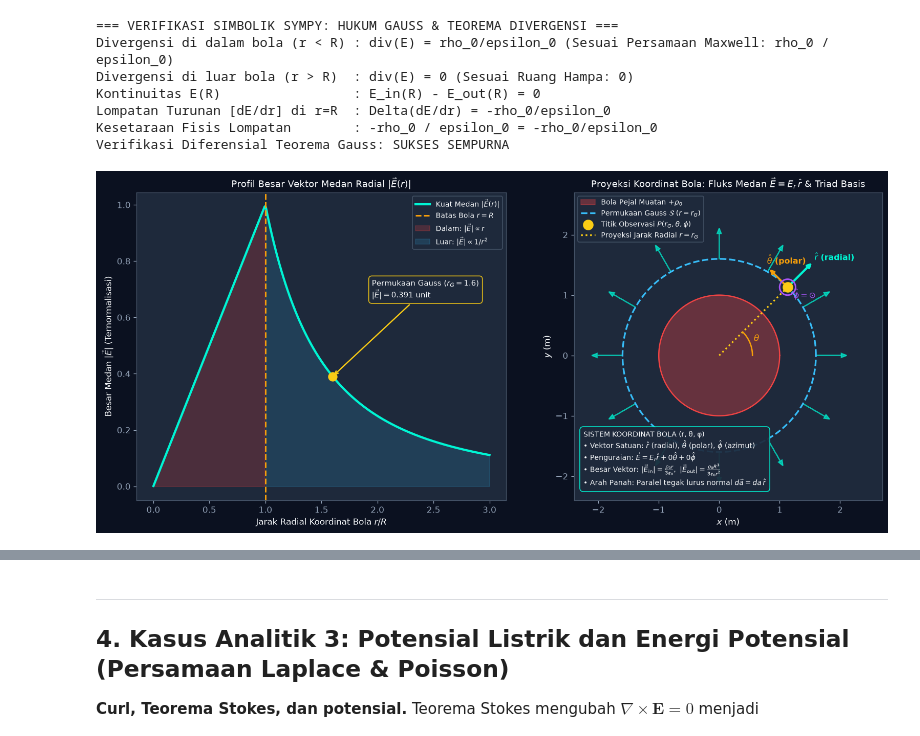
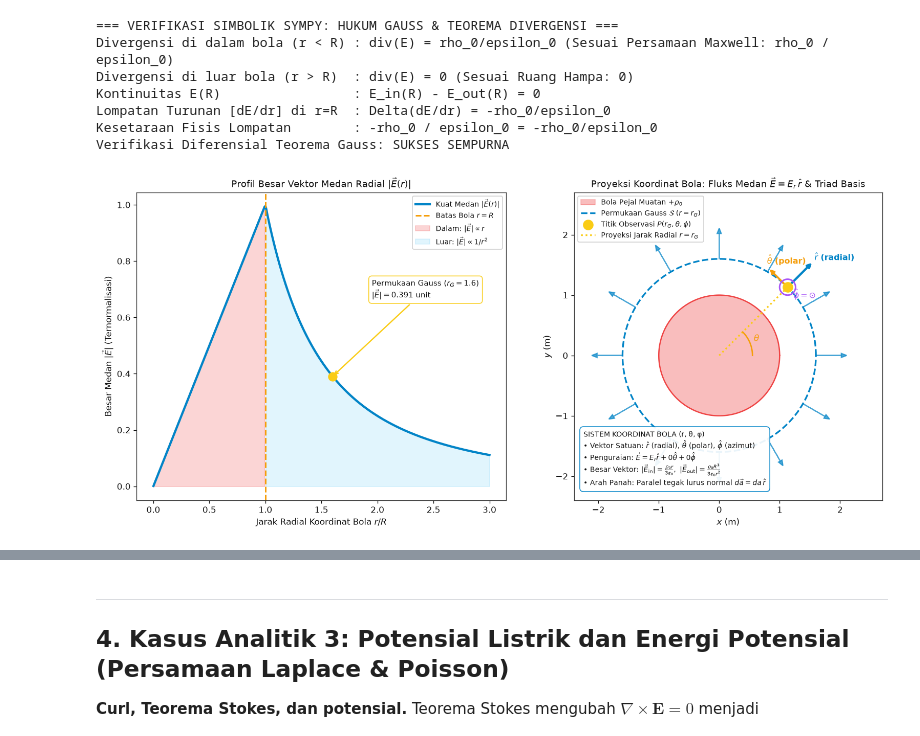
Before and after one commit to rootasgard/electrodynamic, a Jupyter notebook: elektrostatik.ipynb, the cells around one changed output, grey strips where cells are left out. Drawn from its saved outputs; the diff is of its cells as text; code cells hidden in the pictures.

```diff
--- a/elektrostatik.ipynb
+++ b/elektrostatik.ipynb
@@ -858,7 +673,7 @@ r_arr = np.linspace(0.001, 3.0, 300)
 E_arr = np.where(r_arr <= R_val, r_arr / R_val**3, 1.0 / r_arr**2)
 
 # Subplot 1: Kurva E(r) dengan anotasi nilai besar vektor
-ax1.plot(r_arr, E_arr, color='#00f5d4', lw=2.6, label=r'Kuat Medan $|\vec{E}(r)|$')
+ax1.plot(r_arr, E_arr, color='#0284c7', lw=2.6, label=r'Kuat Medan $|\vec{E}(r)|$')
 ax1.axvline(R_val, color='#f59e0b', ls='--', lw=1.8, label=r'Batas Bola $r = R$')
 ax1.fill_between(r_arr[r_arr <= R_val], 0, E_arr[r_arr <= R_val], color='#ef4444', alpha=0.22, label=r'Dalam: $|\vec{E}| \propto r$')
 ax1.fill_between(r_arr[r_arr >= R_val], 0, E_arr[r_arr >= R_val], color='#38bdf8', alpha=0.15, label=r'Luar: $|\vec{E}| \propto 1/r^2$')
@@ -869,20 +684,20 @@ ax1.scatter([r_eval], [E_eval], color='#facc15', s=100, zorder=6)
 ax1.annotate(f'Permukaan Gauss ($r_G = {r_eval}$)\n$|\\vec{{E}}| = {E_eval:.3f}$ unit',
              xy=(r_eval, E_eval), xytext=(r_eval + 0.35, E_eval + 0.28),
              arrowprops=dict(arrowstyle="->", color='#facc15', lw=1.5),
-             bbox=dict(boxstyle='round,pad=0.4', facecolor='#1e293b', edgecolor='#facc15', alpha=0.9),
-             color='#f8fafc', fontsize=9)
+             bbox=dict(boxstyle='round,pad=0.4', facecolor='white', edgecolor='#facc15', alpha=0.9),
+             color='#111111', fontsize=9)
 
-ax1.set_title(r'Profil Besar Vektor Medan Radial $|\vec{E}(r)|$', fontsize=11, color='#f8fafc')
+ax1.set_title(r'Profil Besar Vektor Medan Radial $|\vec{E}(r)|$', fontsize=11, color='#111111')
 ax1.set_xlabel('Jarak Radial Koordinat Bola $r/R$', fontsize=10)
 ax1.set_ylabel(r'Besar Medan $|\vec{E}|$ (Ternormalisasi)', fontsize=10)
-ax1.legend(loc='upper right', framealpha=0.88, facecolor='#1e293b', edgecolor='#475569', fontsize=8.5)
+ax1.legend(loc='upper right', framealpha=0.88, facecolor='white', edgecolor='#cccccc', fontsize=8.5)
 
 # Subplot 2: Penampang 2D Proyeksi Koordinat Bola (r, theta, phi)
 theta_circ = np.linspace(0, 2*np.pi, 200)
 ax2.fill(R_val*np.cos(theta_circ), R_val*np.sin(theta_circ), color='#ef4444', alpha=0.35, label=r'Bola Pejal Muatan $+\rho_0$')
 ax2.plot(R_val*np.cos(theta_circ), R_val*np.sin(theta_circ), color='#ef4444', lw=1.5)
 r_gauss = 1.6
-ax2.plot(r_gauss*np.cos(theta_circ), r_gauss*np.sin(theta_circ), color='#38bdf8', ls='--', lw=2.0, label=r'Permukaan Gauss $\mathcal{S}$ ($r=r_G$)')
+ax2.plot(r_gauss*np.cos(theta_circ), r_gauss*np.sin(theta_circ), color='#0284c7', ls='--', lw=2.0, label=r'Permukaan Gauss $\mathcal{S}$ ($r=r_G$)')
 
 # Titik observasi P di permukaan Gauss pada sudut theta_0 = 45 deg
 th_p = np.pi / 4.0
@@ -899,8 +714,8 @@ ax2.text(0.62*np.cos(th_p/2), 0.62*np.sin(th_p/2), r'$\theta$', color='#f59e0b',
 # Triad Vektor Satuan Bola di Titik P
 # 1. r_hat (radial keluar)
 ax2.annotate('', xy=(xp + 0.6*np.cos(th_p), yp + 0.6*np.sin(th_p)), xytext=(xp, yp),
-             arrowprops=dict(arrowstyle="->", color='#00f5d4', lw=2.6))
-ax2.text(xp + 0.63*np.cos(th_p), yp + 0.63*np.sin(th_p), r'$\hat{r}$ (radial)', color='#00f5d4', fontweight='bold', fontsize=9.5)
+             arrowprops=dict(arrowstyle="->", color='#0284c7', lw=2.6))
+ax2.text(xp + 0.63*np.cos(th_p), yp + 0.63*np.sin(th_p), r'$\hat{r}$ (radial)', color='#0284c7', fontweight='bold', fontsize=9.5)
 
 # 2. theta_hat (polar tegak lurus r_hat)
 ax2.annotate('', xy=(xp - 0.45*np.sin(th_p), yp + 0.45*np.cos(th_p)), xytext=(xp, yp),
@@ -909,36 +724,36 @@ ax2.text(xp - 0.48*np.sin(th_p), yp + 0.48*np.cos(th_p) + 0.05, r'$\hat{\theta}$
 
 # 3. phi_hat (azimut menembus bidang)
 ax2.scatter([xp], [yp], facecolors='none', edgecolors='#a855f7', s=350, lw=1.8, zorder=8)
 ax2.text(xp + 0.1, yp - 0.18, r'$\hat{\phi} = \odot$', color='#a855f7', fontweight='bold', fontsize=9.5)
 
 # Vektor medan listrik menembus normal permukaan
 for th in np.linspace(0, 2*np.pi, 12, endpoint=False):
     if np.abs(th - th_p) > 0.1:
         ax2.arrow(r_gauss*np.cos(th), r_gauss*np.sin(th), 0.42*np.cos(th), 0.42*np.sin(th),
-                  head_width=0.07, head_length=0.09, fc='#00f5d4', ec='#00f5d4', lw=1.3, alpha=0.7)
+                  head_width=0.07, head_length=0.09, fc='#0284c7', ec='#0284c7', lw=1.3, alpha=0.7)
 
 # Info card: Koordinat Bola, Vektor Satuan, Besar Medan, dan Arah Panah
 info_gauss = (
     "SISTEM KOORDINAT BOLA (r, θ, φ)\n"
     r"• Vektor Satuan: $\hat{r}$ (radial), $\hat{\theta}$ (polar), $\hat{\phi}$ (azimut)" + "\n"
     r"• Penguraian: $\vec{E} = E_r\hat{r} + 0\hat{\theta} + 0\hat{\phi}$" + "\n"
     r"• Besar Vektor: $|\vec{E}_{\mathrm{in}}| = \frac{\rho_0 r}{3\epsilon_0},\ |\vec{E}_{\mathrm{out}}| = \frac{\rho_0 R^3}{3\epsilon_0 r^2}$" + "\n"
     r"• Arah Panah: Paralel tegak lurus normal $d\vec{a} = da\,\hat{r}$"
 )
 ax2.text(0.03, 0.04, info_gauss, transform=ax2.transAxes, fontsize=8.5,
-         bbox=dict(boxstyle='round,pad=0.5', facecolor='#1e293b', edgecolor='#00f5d4', alpha=0.92),
+         bbox=dict(boxstyle='round,pad=0.5', facecolor='white', edgecolor='#0284c7', alpha=0.92),
          va='bottom', ha='left')
 
 ax2.set_aspect('equal')
-ax2.set_title(r'Proyeksi Koordinat Bola: Fluks Medan $\vec{E} = E_r\,\hat{r}$ & Triad Basis', fontsize=11, color='#f8fafc')
+ax2.set_title(r'Proyeksi Koordinat Bola: Fluks Medan $\vec{E} = E_r\,\hat{r}$ & Triad Basis', fontsize=11, color='#111111')
 ax2.set_xlabel('$x$ (m)', fontsize=10)
 ax2.set_ylabel('$y$ (m)', fontsize=10)
 ax2.set_xlim(-2.4, 2.7)
 ax2.set_ylim(-2.4, 2.7)
-ax2.legend(loc='upper left', framealpha=0.88, facecolor='#1e293b', edgecolor='#475569', fontsize=8.5)
+ax2.legend(loc='upper left', framealpha=0.88, facecolor='white', edgecolor='#cccccc', fontsize=8.5)
 
 plt.tight_layout()
 plt.show()
 # %% [output]
-[figure, old version]
+[figure, new version]
 # %%
```
Also changed, not shown: parts of 13 cells of this notebook, 1 other file.
